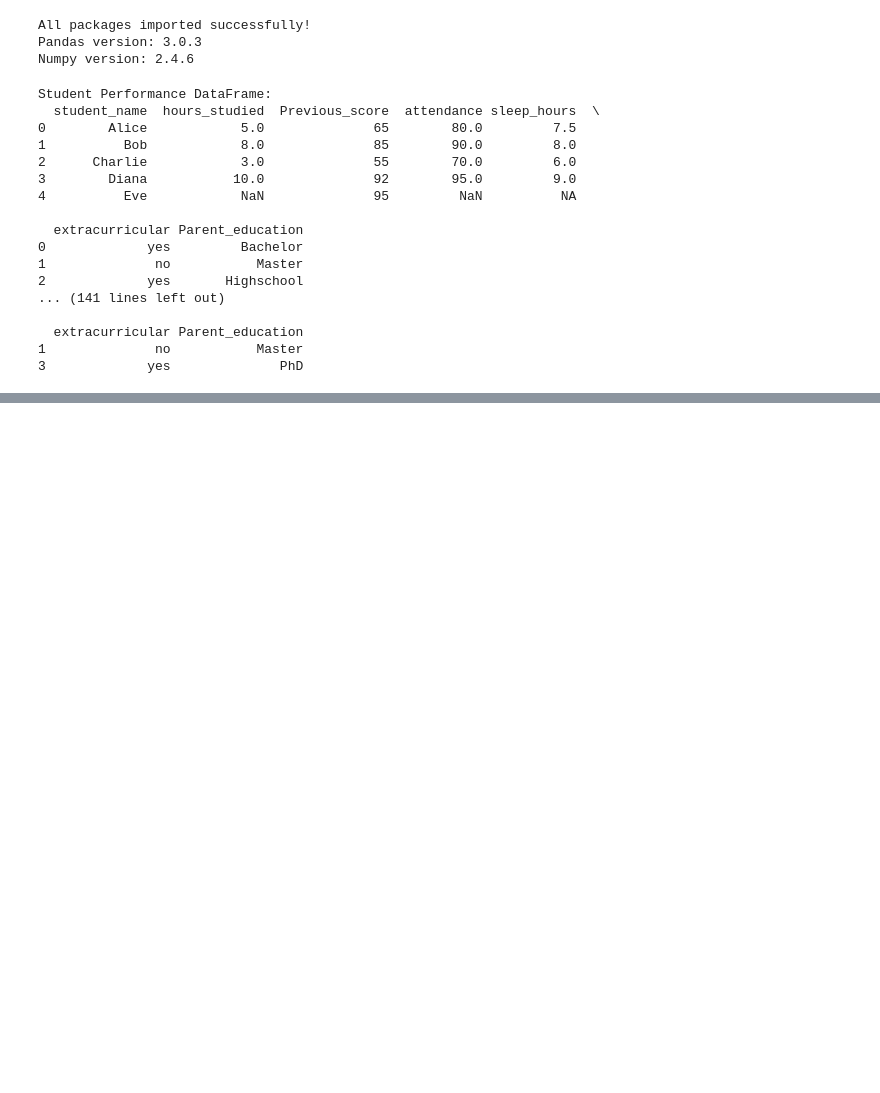
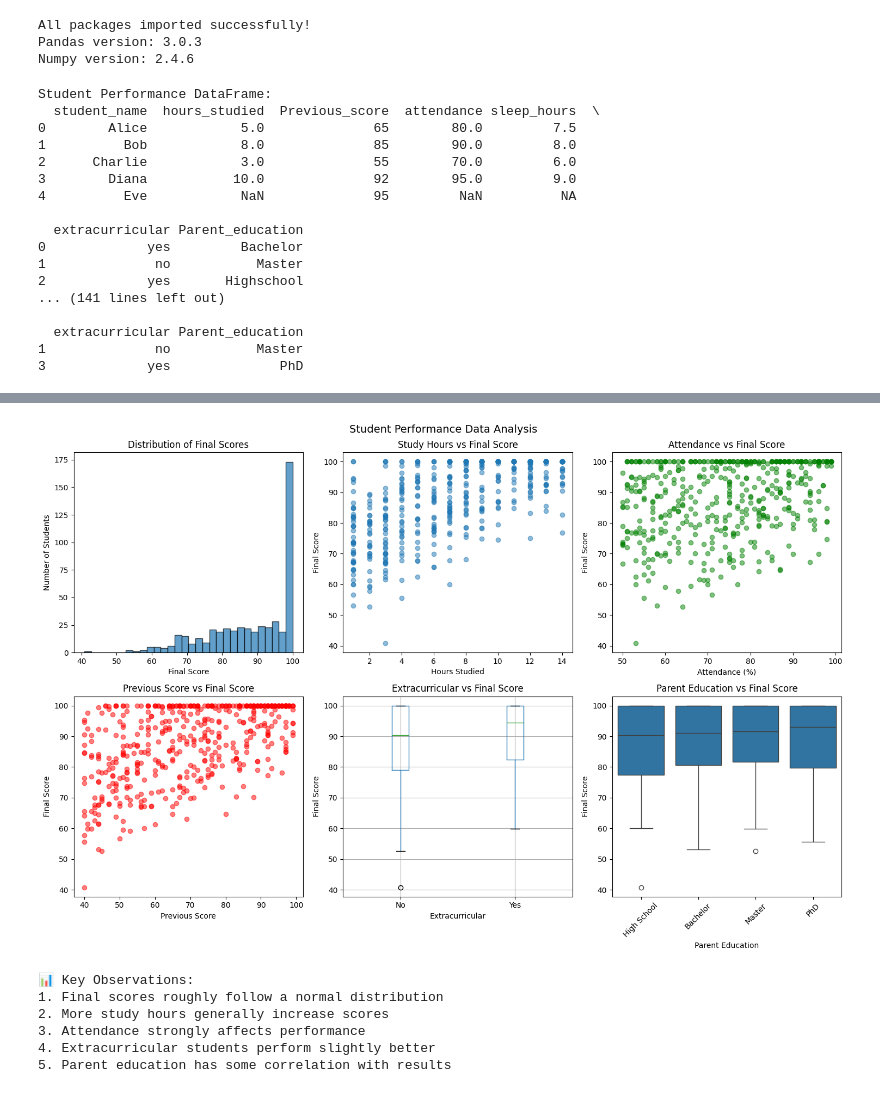
Before and after one commit to cherrykhadgi24-arch/Pythondini, a Jupyter notebook: day2.ipynb, the cells around one changed output, grey strips where cells are left out. Saved outputs shown, nothing was run; the diff lists cells and outputs as text; code cells hidden in the pictures; blank space fills up the shorter version.

```diff
--- a/day2.ipynb
+++ b/day2.ipynb
@@ -133,13 +133,17 @@ Student Performance DataFrame:
 3             yes              PhD
 # %%
 import pandas as pd
+import numpy as np
+import matplotlib.pyplot as plt
+import seaborn as sns
+
 # Set random seed for reproducibility
 np.random.seed(42)
 
 # Number of students
 n_students = 500
 
-# Generate features
+# Generate dataset
 dataset = {
     'student_id': range(1, n_students + 1),
     'hours_studied': np.random.randint(1, 15, n_students),
@@ -153,18 +157,18 @@ dataset = {
 
 df_students = pd.DataFrame(dataset)
 
-# Create final score based on realistic formula
-# This is what our ML model will try to learn tomorrow!
+# Create final score (target variable)
 df_students['final_score'] = (
-    df_students['hours_studied'] * 2.5 +           # Each study hour adds ~2.5 points
-    df_students['previous_score'] * 0.5 +          # Previous score has 50% weight
-    df_students['attendance'] * 0.3 +              # Attendance adds ~0.3 points per %
-    df_students['sleep_hours'] * 1.5 +             # Good sleep adds up to ~15 points
-    (df_students['extracurricular'] == 'Yes') * 5 + # Extracurricular bonus: 5 points
-    (df_students['internet_access'] == 'Yes') * 3 + # Internet access bonus: 3 points
-    np.random.normal(0, 5, n_students)             # Random noise (realism)
-).clip(0, 100).round(2)  # Keep scores between 0-100
+    df_students['hours_studied'] * 2.5 +
+    df_students['previous_score'] * 0.5 +
+    df_students['attendance'] * 0.3 +
+    df_students['sleep_hours'] * 1.5 +
+    (df_students['extracurricular'] == 'Yes') * 5 +
+    (df_students['internet_access'] == 'Yes') * 3 +
+    np.random.normal(0, 5, n_students)
+).clip(0, 100).round(2)
 
+# Basic info
 print("✅ Synthetic Student Dataset Created!")
 print("Dataset Shape:", df_students.shape)
 print("Number of Students:", len(df_students))
@@ -174,56 +178,66 @@ print("\nFirst 10 rows:")
 print(df_students.head(10))
 
 print("\nStatistical Summary:")
-print(df_students.describe())# Convert sleep_hours to numeric
-# Create visualizations to understand the data
+print(df_students.describe())
+
+# ---------------- VISUALIZATION ----------------
+
 fig, axes = plt.subplots(2, 3, figsize=(15, 10))
 
 # 1. Distribution of final scores
 axes[0, 0].hist(df_students['final_score'], bins=30, edgecolor='black', alpha=0.7)
-axes[0, 0].set_title('Distribution of Final Scores', fontsize=12)
+axes[0, 0].set_title('Distribution of Final Scores')
 axes[0, 0].set_xlabel('Final Score')
 axes[0, 0].set_ylabel('Number of Students')
 
 # 2. Study hours vs Final Score
 axes[0, 1].scatter(df_students['hours_studied'], df_students['final_score'], alpha=0.5)
-axes[0, 1].set_title('Study Hours vs Final Score', fontsize=12)
+axes[0, 1].set_title('Study Hours vs Final Score')
 axes[0, 1].set_xlabel('Hours Studied')
 axes[0, 1].set_ylabel('Final Score')
 
 # 3. Attendance vs Final Score
 axes[0, 2].scatter(df_students['attendance'], df_students['final_score'], alpha=0.5, color='green')
-axes[0, 2].set_title('Attendance vs Final Score', fontsize=12)
+axes[0, 2].set_title('Attendance vs Final Score')
 axes[0, 2].set_xlabel('Attendance (%)')
 axes[0, 2].set_ylabel('Final Score')
 
 # 4. Previous Score vs Final Score
 axes[1, 0].scatter(df_students['previous_score'], df_students['final_score'], alpha=0.5, color='red')
-axes[1, 0].set_title('Previous Score vs Final Score', fontsize=12)
+axes[1, 0].set_title('Previous Score vs Final Score')
 axes[1, 0].set_xlabel('Previous Score')
 axes[1, 0].set_ylabel('Final Score')
 
 # 5. Box plot - Extracurricular vs Final Score
 df_students.boxplot(column='final_score', by='extracurricular', ax=axes[1, 1])
-axes[1, 1].set_title('Extracurricular Activities vs Final Score', fontsize=12)
+axes[1, 1].set_title('Extracurricular vs Final Score')
 axes[1, 1].set_xlabel('Extracurricular')
 axes[1, 1].set_ylabel('Final Score')
 
 # 6. Parent Education vs Final Score
 education_order = ['High School', 'Bachelor', 'Master', 'PhD']
-sns.boxplot(x='parent_education', y='final_score', data=df_students, order=education_order, ax=axes[1, 2])
-axes[1, 2].set_title('Parent Education vs Final Score', fontsize=12)
+sns.boxplot(
+    x='parent_education',
+    y='final_score',
+    data=df_students,
+    order=education_order,
+    ax=axes[1, 2]
+)
+
+axes[1, 2].set_title('Parent Education vs Final Score')
 axes[1, 2].set_xlabel('Parent Education')
 axes[1, 2].set_ylabel('Final Score')
 axes[1, 2].tick_params(axis='x', rotation=45)
 
-plt.suptitle('Student Performance Data Analysis', fontsize=14, y=1.02)
+plt.suptitle('Student Performance Data Analysis', fontsize=14)
 plt.tight_layout()
 plt.show()
 
-print("\n📊 Key Observations from Plots:")
+# Key observations
+print("\n📊 Key Observations:")
 print("1. Final scores roughly follow a normal distribution")
-print("2. More study hours generally lead to higher scores")
-print("3. Better attendance correlates with better performance")
-print("4. Students with extracurricular activities tend to score higher")
-print("5. Higher parent education level correlates with better scores")
+print("2. More study hours generally increase scores")
+print("3. Attendance strongly affects performance")
+print("4. Extracurricular students perform slightly better")
+print("5. Parent education has some correlation with results")
 # %% [output]
@@ -230,0 +261,7 @@ NameError: name 'pd' is not defined
+[figure, added]
+📊 Key Observations:
+1. Final scores roughly follow a normal distribution
+2. More study hours generally increase scores
+3. Attendance strongly affects performance
+4. Extracurricular students perform slightly better
+5. Parent education has some correlation with results
```
Also changed, not shown: parts of 3 cells of this notebook, 3 other files.
